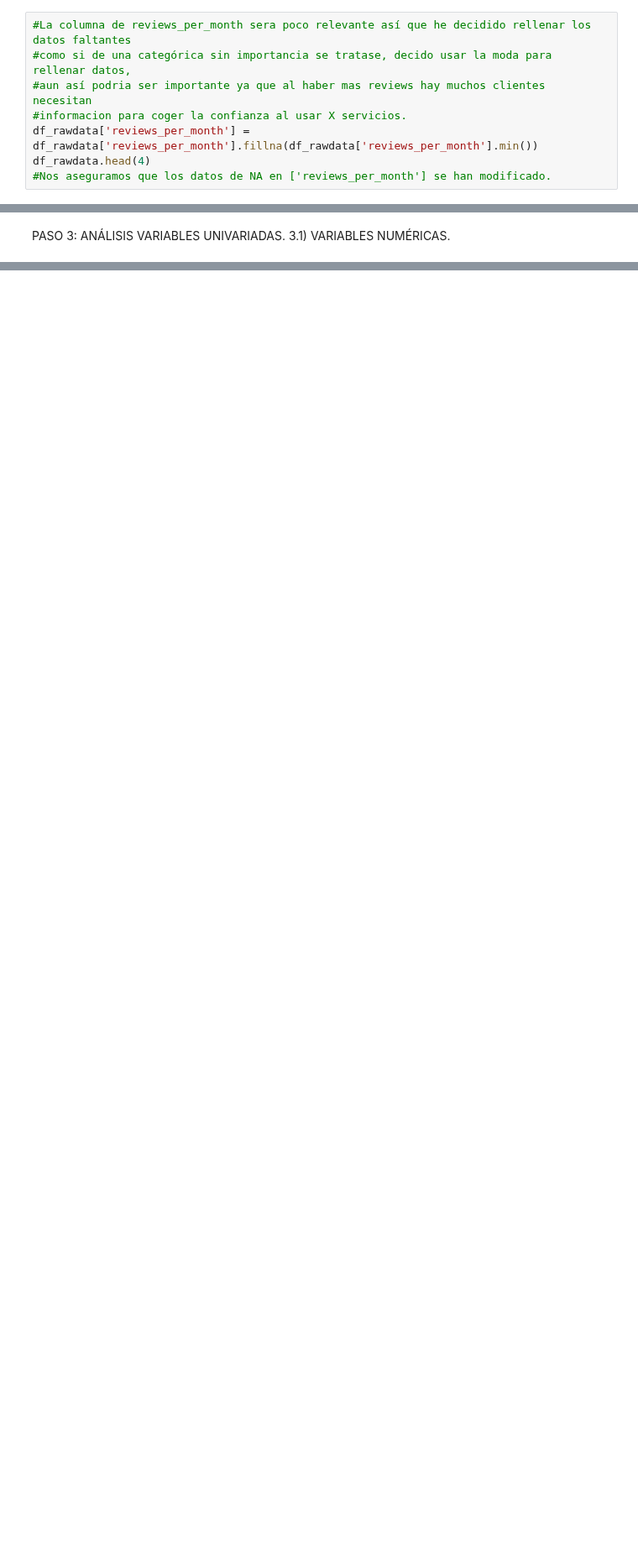
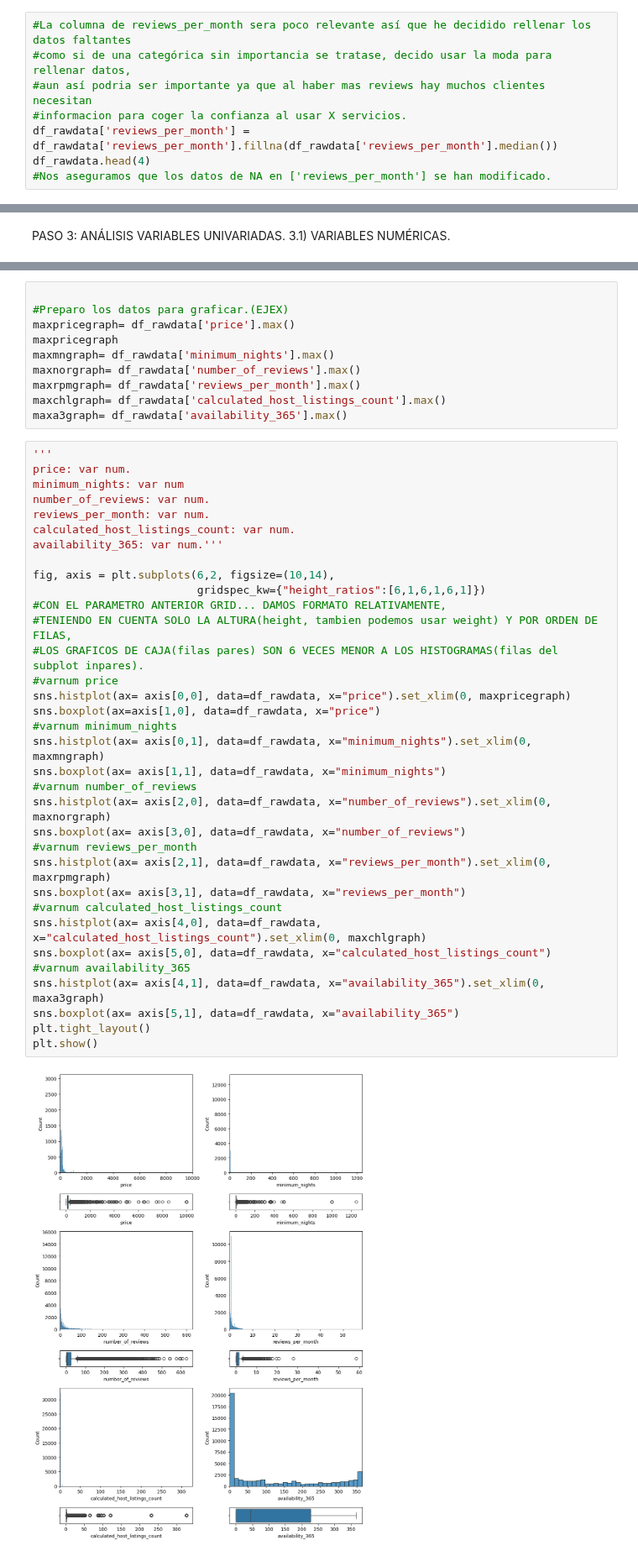
Before and after one commit to JosBerGon34/4GA.DataScience, a Jupyter notebook: src/explore.ipynb, the cells around one changed output, grey strips where cells are left out. Shown at 84% size. Drawn from its saved outputs; the diff is of its cells as text; blank space fills up the shorter version.

```diff
--- a/src/explore.ipynb
+++ b/src/explore.ipynb
@@ -131,7 +126,7 @@ memory usage: 4.1+ MB
 #como si de una categórica sin importancia se tratase, decido usar la moda para rellenar datos,
 #aun así podria ser importante ya que al haber mas reviews hay muchos clientes necesitan
 #informacion para coger la confianza al usar X servicios.
-df_rawdata['reviews_per_month'] = df_rawdata['reviews_per_month'].fillna(df_rawdata['reviews_per_month'].min())
+df_rawdata['reviews_per_month'] = df_rawdata['reviews_per_month'].fillna(df_rawdata['reviews_per_month'].median())
 df_rawdata.head(4)
 #Nos aseguramos que los datos de NA en ['reviews_per_month'] se han modificado.
 # %% [output]
@@ -249,0 +235,46 @@ ValueError: dictionary update sequence element #0 has length 23; 2 is required
+# %%
+
+#Preparo los datos para graficar.(EJEX)
+maxpricegraph= df_rawdata['price'].max()
+maxpricegraph
+maxmngraph= df_rawdata['minimum_nights'].max()
+maxnorgraph= df_rawdata['number_of_reviews'].max()
+maxrpmgraph= df_rawdata['reviews_per_month'].max()
+maxchlgraph= df_rawdata['calculated_host_listings_count'].max()
+maxa3graph= df_rawdata['availability_365'].max()
+# %%
+'''
+price: var num.
+minimum_nights: var num
+number_of_reviews: var num.
+reviews_per_month: var num.
+calculated_host_listings_count: var num.
+availability_365: var num.'''
+
+fig, axis = plt.subplots(6,2, figsize=(10,14),
+                         gridspec_kw={"height_ratios":[6,1,6,1,6,1]})
+#CON EL PARAMETRO ANTERIOR GRID... DAMOS FORMATO RELATIVAMENTE,
+#TENIENDO EN CUENTA SOLO LA ALTURA(height, tambien podemos usar weight) Y POR ORDEN DE FILAS,
+#LOS GRAFICOS DE CAJA(filas pares) SON 6 VECES MENOR A LOS HISTOGRAMAS(filas del subplot inpares).
+#varnum price
+sns.histplot(ax= axis[0,0], data=df_rawdata, x="price").set_xlim(0, maxpricegraph)
+sns.boxplot(ax=axis[1,0], data=df_rawdata, x="price")
+#varnum minimum_nights
+sns.histplot(ax= axis[0,1], data=df_rawdata, x="minimum_nights").set_xlim(0, maxmngraph)
+sns.boxplot(ax= axis[1,1], data=df_rawdata, x="minimum_nights")
+#varnum number_of_reviews
+sns.histplot(ax= axis[2,0], data=df_rawdata, x="number_of_reviews").set_xlim(0, maxnorgraph)
+sns.boxplot(ax= axis[3,0], data=df_rawdata, x="number_of_reviews")
+#varnum reviews_per_month
+sns.histplot(ax= axis[2,1], data=df_rawdata, x="reviews_per_month").set_xlim(0, maxrpmgraph)
+sns.boxplot(ax= axis[3,1], data=df_rawdata, x="reviews_per_month")
+#varnum calculated_host_listings_count
+sns.histplot(ax= axis[4,0], data=df_rawdata, x="calculated_host_listings_count").set_xlim(0, maxchlgraph)
+sns.boxplot(ax= axis[5,0], data=df_rawdata, x="calculated_host_listings_count")
+#varnum availability_365
+sns.histplot(ax= axis[4,1], data=df_rawdata, x="availability_365").set_xlim(0, maxa3graph)
+sns.boxplot(ax= axis[5,1], data=df_rawdata, x="availability_365")
+plt.tight_layout()
+plt.show()
+# %% [output]
+[figure, added]
```
Also changed, not shown: parts of 6 cells of this notebook.
